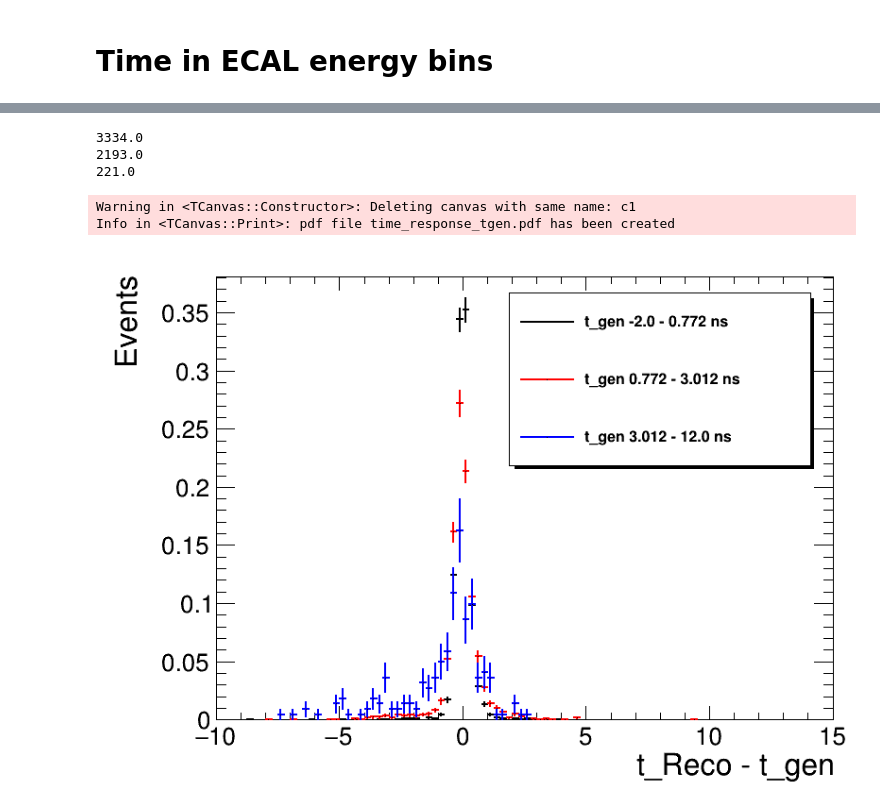
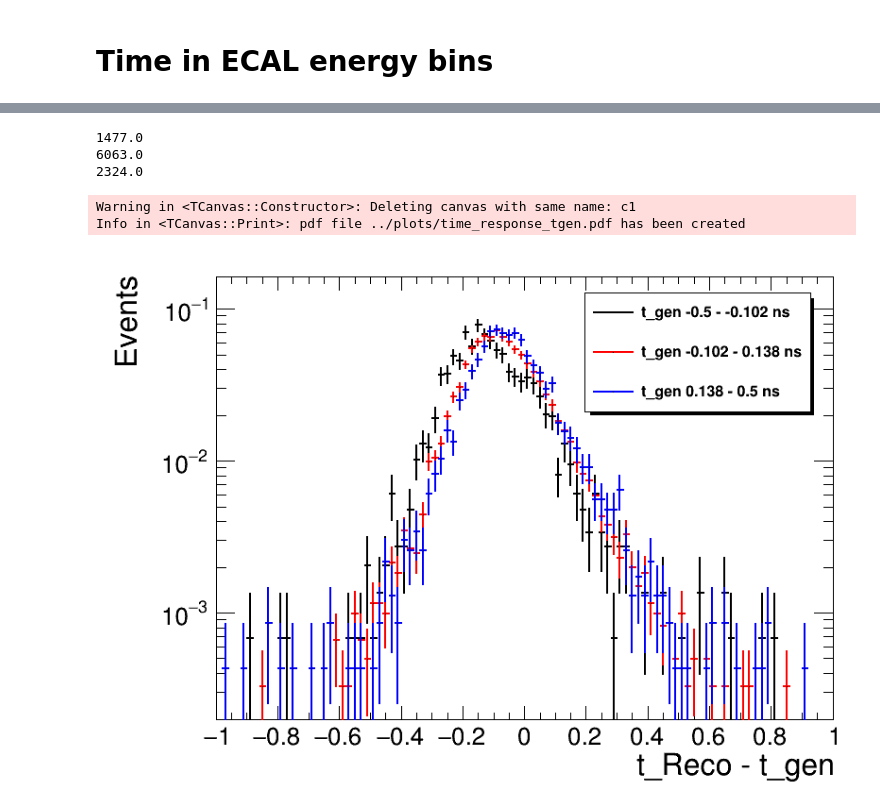
Before and after one commit to cms-lpc-llp/delayed_jet_analyzer, a Jupyter notebook: plot_scripts/four_jet_time_plotter.ipynb, the cells around one changed output, grey strips where cells are left out. Drawn from its saved outputs; the diff is of its cells as text; code cells hidden in the pictures.

```diff
--- a/plot_scripts/four_jet_time_plotter.ipynb
+++ b/plot_scripts/four_jet_time_plotter.ipynb
@@ -216,6 +225,8 @@ leg.SetEntrySeparation(0.01)
 h = {}
 proj = []
 
+
+bins = [1,2,3,4,5,6]
 
 
 for i in range(len(bins)-1):
@@ -232,27 +243,28 @@ for i in range(len(bins)-1):
 proj[0].GetYaxis().SetTitle("Events")
 proj[0].GetYaxis().SetRangeUser(0,1)
 line_color = [1,2,3,6,8]
-for i in range(len(bins)-1):
+for j in range(len(bins)-1):
+    i = len(bins)-2-j
     proj[i].SetLineColor(line_color[i])
     print(proj[i].Integral())
 #     proj[i].Rebin(30)
-    proj[i].Scale(1./proj[i].Integral())
-    proj[i].GetYaxis().SetRangeUser(0,0.1)
+#     proj[i].Scale(1./proj[i].Integral())
+#     proj[i].GetYaxis().SetRangeUser(0,0.1)
     proj[i].GetXaxis().SetRangeUser(-3,5)
 
-    if i == 0:
+    if j == 0:
         proj[i].DrawCopy()
-    if i == 2:
+    if j == 2:
         proj[i].SetLineColor(4)
 
     proj[i].DrawCopy('SAME')
-proj[2].GetYaxis().SetRangeUser(0,1)
+# proj[2].GetYaxis().SetRangeUser(0,1)
 
 leg.Draw()
-# c.SetLogy()
+c.SetLogy()
 c.Draw()
 
 # c.SaveAs('time_response_ecal.pdf')
 assert(len(bins)-1 == len(proj))
-c.SaveAs("time_response_rechit.pdf")
+c.SaveAs("../plots/time_response_rechit.pdf")
 # %% [output]
@@ -585,7 +629,9 @@ Info in <TCanvas::Print>: pdf file time_res_ecal_energy_ecut1.pdf has been creat
 # %%
 # Look at the number of rechits per jets in different LLP decay radius bin
+draw = True
+
 c = rt.TCanvas('c1','c1', 800, 600)
-leg = rt.TLegend(0.55,0.60,0.95,0.92)
+leg = rt.TLegend(0.65,0.70,0.95,0.92)
 # leg.SetTextFont(42)
 leg.SetTextSize(0.03)
 leg.SetEntrySeparation(0.01)
@@ -593,64 +639,64 @@ leg.SetEntrySeparation(0.01)
 h = {}
 proj = []
 bin_low, bin_up = 30,50
-h['time_tgen'] = create_TH2D(time_tgen, axis_title = ['t_Reco - t_gen','t_gen [GeV]',''], binning=[6000,-10,15,500,-2,12])
+h['time_tgen'] = create_TH2D(time_tgen, axis_title = ['t_Reco - t_gen','t_gen [ns]',''], binning=[6000,-1,1,500,-0.5,0.5])
 
-bins = []
+bins = [1]
 i=0
 min_event = 100
 nbinsy =  h['time_tgen'].GetNbinsY()
 while i < nbinsy:
     counter = 0
     while counter < min_event:
         h1 = h['time_tgen'].ProjectionX("h"+str(i),i+1,i+1)
         counter += h1.Integral()
         i+=1
         if i >nbinsy:
             break
     bins.append(i)
 
 bins = bins[:len(bins)-2]+[bins[len(bins)-1]]
-
-bins = [1,100,180,501]
+# print(bins)
+if draw:
+    bins = [1,200,320,501]
 
 for i in range(len(bins)-1):
     key = 'bin'+str(i)
     proj.append(h['time_tgen'].ProjectionX("h"+str(i),bins[i],bins[i+1]-1))
     y_low = h['time_tgen'].GetYaxis().GetBinLowEdge(bins[i])
     y_up = h['time_tgen'].GetYaxis().GetBinLowEdge(bins[i+1]-1)+h['time_tgen'].GetYaxis().GetBinWidth(1)
     leg.AddEntry(proj[i],'t_gen '+str(y_low)+' - '+str(y_up)+' ns')
 
 proj[0].GetYaxis().SetTitle("Events")
-proj[0].GetYaxis().SetRangeUser(0,1)
+# proj[0].GetYaxis().SetRangeUser(0,1)
 
 for i in range(len(bins)-1):
     proj[i].SetLineColor(i+1)
-    proj[i].Rebin(60)
-    print(proj[i].Integral())
-    proj[i].Scale(1./proj[i].Integral())
-#     proj[i].GetYaxis().SetRangeUser(0,0.5)
+    if draw:
+        proj[i].Rebin(60)
+        print(proj[i].Integral())
+        proj[i].Scale(1./proj[i].Integral())
+    #     proj[i].GetYaxis().SetRangeUser(0,0.5)
 
-    if i == 0:
-        proj[i].DrawCopy()
-    if i == 2:
-        proj[i].SetLineColor(4)
+        if i == 0:
+            proj[i].DrawCopy()
+        if i == 2:
+            proj[i].SetLineColor(4)
 
-    proj[i].DrawCopy('SAME')
-proj[2].GetYaxis().SetRangeUser(0,1)
-
-leg.Draw()
-
-c.Draw()
-
-c.SaveAs('time_response_tgen.pdf')
+        proj[i].DrawCopy('SAME')
+if draw:
+    leg.Draw()
+    c.SetLogy()
+    c.Draw()
+    c.SaveAs('../plots/time_response_tgen.pdf')
 assert(len(bins)-1 == len(proj))
 # %% [output]
-3334.0
-2193.0
-221.0
+1477.0
+6063.0
+2324.0
 Warning in <TCanvas::Constructor>: Deleting canvas with same name: c1
-Info in <TCanvas::Print>: pdf file time_response_tgen.pdf has been created
+Info in <TCanvas::Print>: pdf file ../plots/time_response_tgen.pdf has been created
-[figure, old version]
+[figure, new version]
 # %%
 ### response w.r.t time gen
 
```
Also changed, not shown: parts of 15 cells of this notebook, 1 other file.
